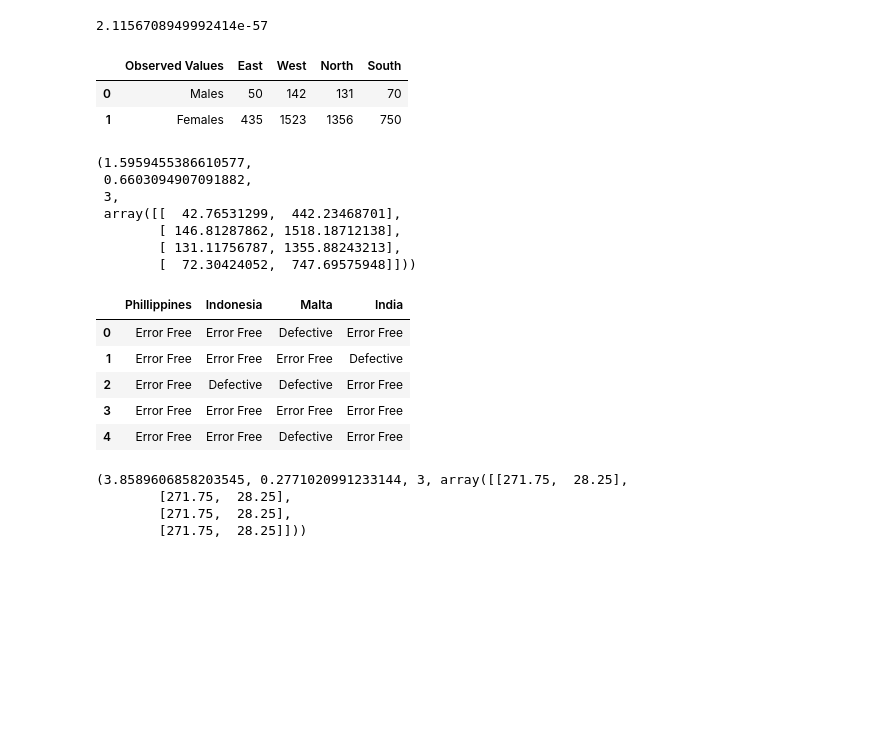
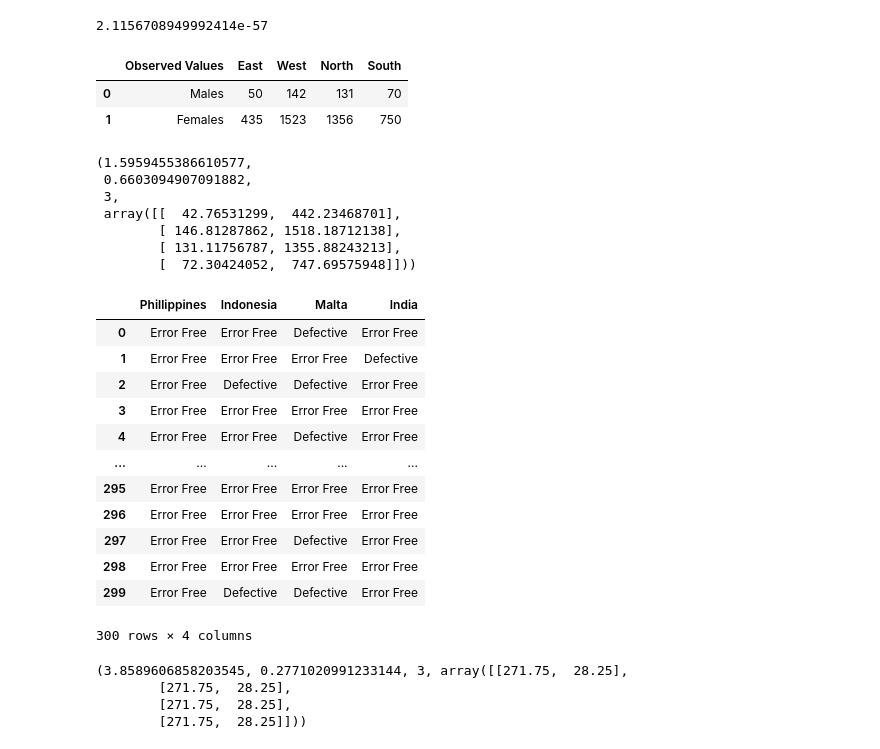
Before and after one commit to deepali25-05/DS_Rcodes, a Jupyter notebook: Assignment_3.ipynb, the cells around one changed output. Saved outputs shown, nothing was run; the diff lists cells and outputs as text; code cells hidden in the pictures; blank space fills up the shorter version.

```diff
--- a/Assignment_3.ipynb
+++ b/Assignment_3.ipynb
@@ -142,9 +133,15 @@ df=pd.read_csv("/content/BuyerRatio.csv")
-# %%
-df.head()
-# %% [output]
-|  | Observed Values | East | West | North | South |
-| 0 | Males | 50 | 142 | 131 | 70 |
-| 1 | Females | 435 | 1523 | 1356 | 750 |
+# %%
+import pandas as pd
+import numpy as np
+from scipy import stats
+from scipy.stats import norm
+
+df=pd.read_csv("/content/BuyerRatio.csv")
+df
+# %% [output]
+|  | Observed Values | East | West | North | South |
+| 0 | Males | 50 | 142 | 131 | 70 |
+| 1 | Females | 435 | 1523 | 1356 | 750 |
 # %%
 stats.chi2_contingency([df['East'],df['West'],df['North'],df['South']])
 # %% [output]
@@ -166,15 +164,21 @@ from scipy import stats
 from scipy.stats import norm
 # %%
 df=pd.read_csv("/content/Costomer+OrderForm.csv")
+df
+# %% [output]
+|  | Phillippines | Indonesia | Malta | India |
+| 0 | Error Free | Error Free | Defective | Error Free |
+| 1 | Error Free | Error Free | Error Free | Defective |
+| 2 | Error Free | Defective | Defective | Error Free |
+| 3 | Error Free | Error Free | Error Free | Error Free |
+| 4 | Error Free | Error Free | Defective | Error Free |
+| ... | ... | ... | ... | ... |
+| 295 | Error Free | Error Free | Error Free | Error Free |
+| 296 | Error Free | Error Free | Error Free | Error Free |
+| 297 | Error Free | Error Free | Defective | Error Free |
+| 298 | Error Free | Error Free | Error Free | Error Free |
+| 299 | Error Free | Defective | Defective | Error Free |
+300 rows × 4 columns
-# %%
-df.head()
-# %% [output]
-|  | Phillippines | Indonesia | Malta | India |
-| 0 | Error Free | Error Free | Defective | Error Free |
-| 1 | Error Free | Error Free | Error Free | Defective |
-| 2 | Error Free | Defective | Defective | Error Free |
-| 3 | Error Free | Error Free | Error Free | Error Free |
-| 4 | Error Free | Error Free | Defective | Error Free |
 # %%
 stats.chi2_contingency([df['India'].value_counts(),df['Indonesia'].value_counts(),df['Malta'].value_counts(),df['Phillippines'].value_counts()])
 # %% [output]
```
Also changed, not shown: parts of 7 cells of this notebook.
